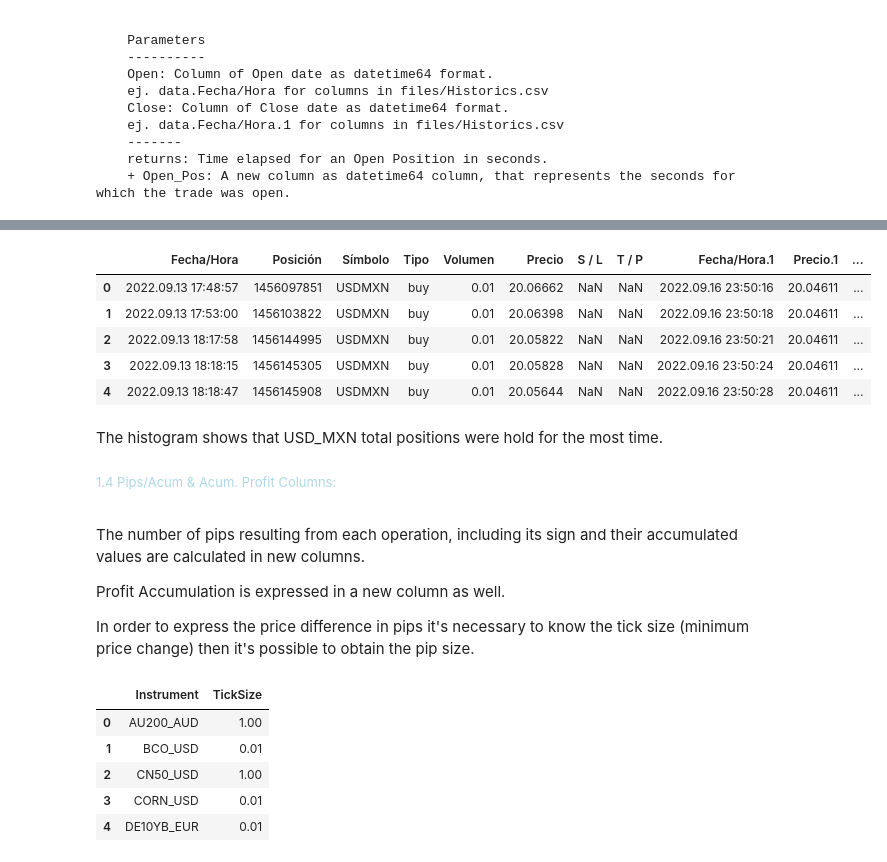
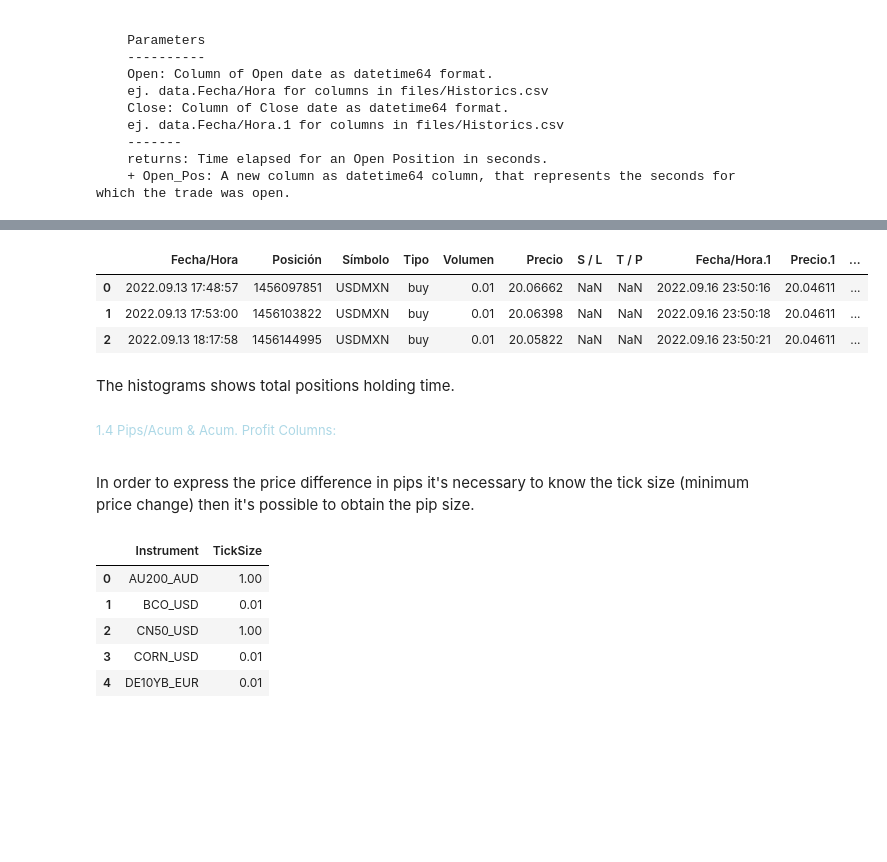
Before and after one commit to EstebanMqz/MyST_LAB_3_E3, a Jupyter notebook: notebook.ipynb, the cells around one changed output, grey strips where cells are left out. Drawn from its saved outputs; the diff is of its cells as text; code cells hidden in the pictures; blank space fills up the shorter version.

```diff
--- a/notebook.ipynb
+++ b/notebook.ipynb
@@ -222,11 +258,10 @@ f_columnas_tiempos(param_data, Open, Close)
 # %%
-fn.f_columnas_tiempos(data_e, data_e['Fecha/Hora'], data_e['Fecha/Hora.1']).head()
+data_e=fn.f_columnas_tiempos(data_e, data_e['Fecha/Hora'], data_e['Fecha/Hora.1'])
+data_e.head(3)
 # %% [output]
 |  | Fecha/Hora | Posición | Símbolo | Tipo | Volumen | Precio | S / L | T / P | Fecha/Hora.1 | Precio.1 | ... |
 | 0 | 2022.09.13 17:48:57 | 1456097851 | USDMXN | buy | 0.01 | 20.06662 | NaN | NaN | 2022.09.16 23:50:16 | 20.04611 | ... |
 | 1 | 2022.09.13 17:53:00 | 1456103822 | USDMXN | buy | 0.01 | 20.06398 | NaN | NaN | 2022.09.16 23:50:18 | 20.04611 | ... |
 | 2 | 2022.09.13 18:17:58 | 1456144995 | USDMXN | buy | 0.01 | 20.05822 | NaN | NaN | 2022.09.16 23:50:21 | 20.04611 | ... |
-| 3 | 2022.09.13 18:18:15 | 1456145305 | USDMXN | buy | 0.01 | 20.05828 | NaN | NaN | 2022.09.16 23:50:24 | 20.04611 | ... |
-| 4 | 2022.09.13 18:18:47 | 1456145908 | USDMXN | buy | 0.01 | 20.05644 | NaN | NaN | 2022.09.16 23:50:28 | 20.04611 | ... |
 # %% [markdown]
-The histogram shows that USD_MXN total positions were hold for the most time.
+The histograms shows total positions holding time.
@@ -239,10 +277,6 @@ vs.hist_csv(Pos_t, 'Time Elapsed for Positions (s)', 'Símbolo', 'Open_Pos')
 
 <font color= gray>
 # %% [markdown]
-The number of pips resulting from each operation, including its sign and their accumulated values are calculated in new columns.
-
-Profit Accumulation is expressed in a new column as well.
-
 In order to express the price difference in pips it's necessary to know the tick size (minimum price change) then it's possible to obtain the pip size.
 # %%
 pips=fn.f_leer_archivo('files\instruments_pips.csv')
```
Also changed, not shown: parts of 53 cells of this notebook, 3 other files.
